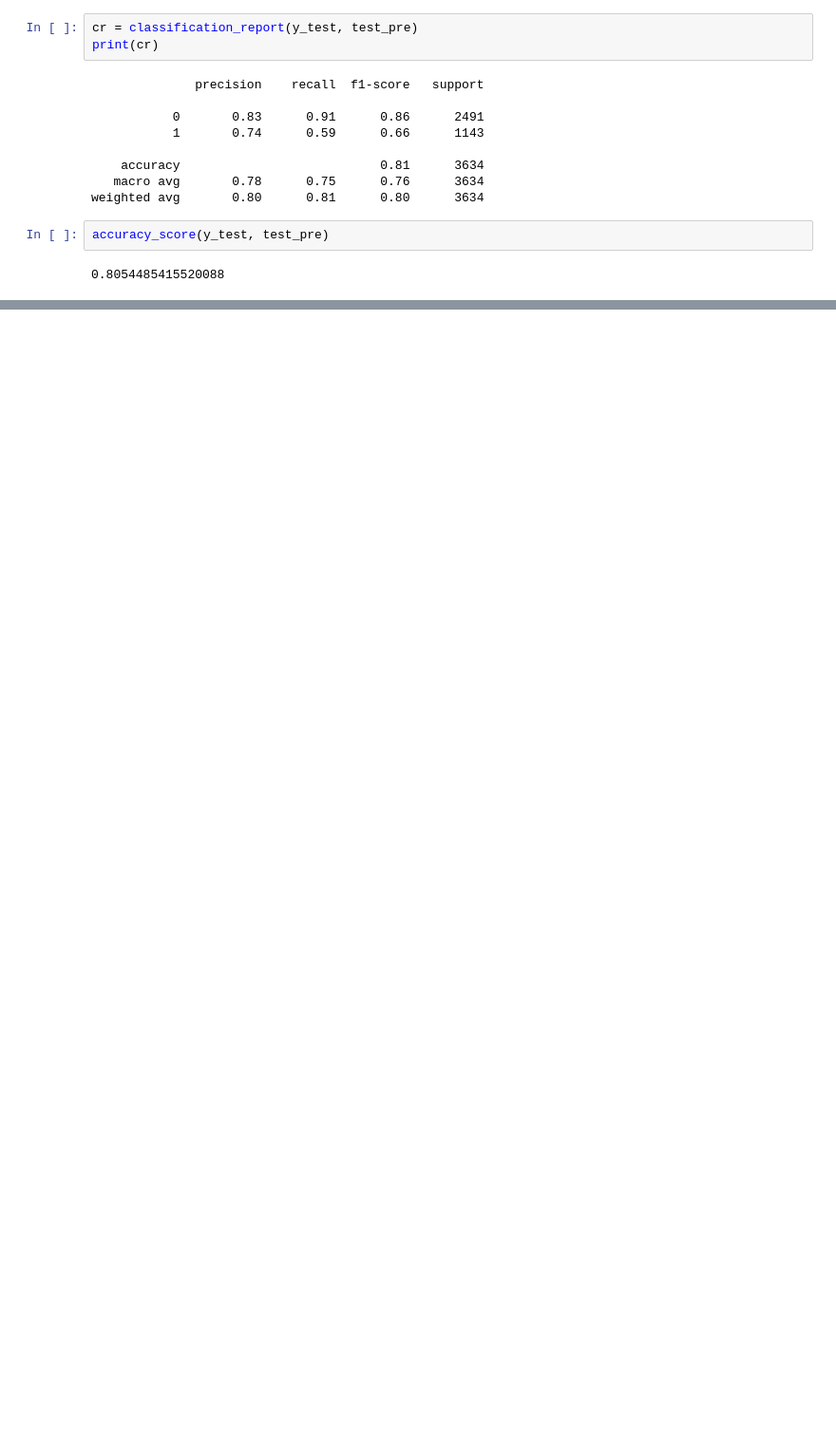
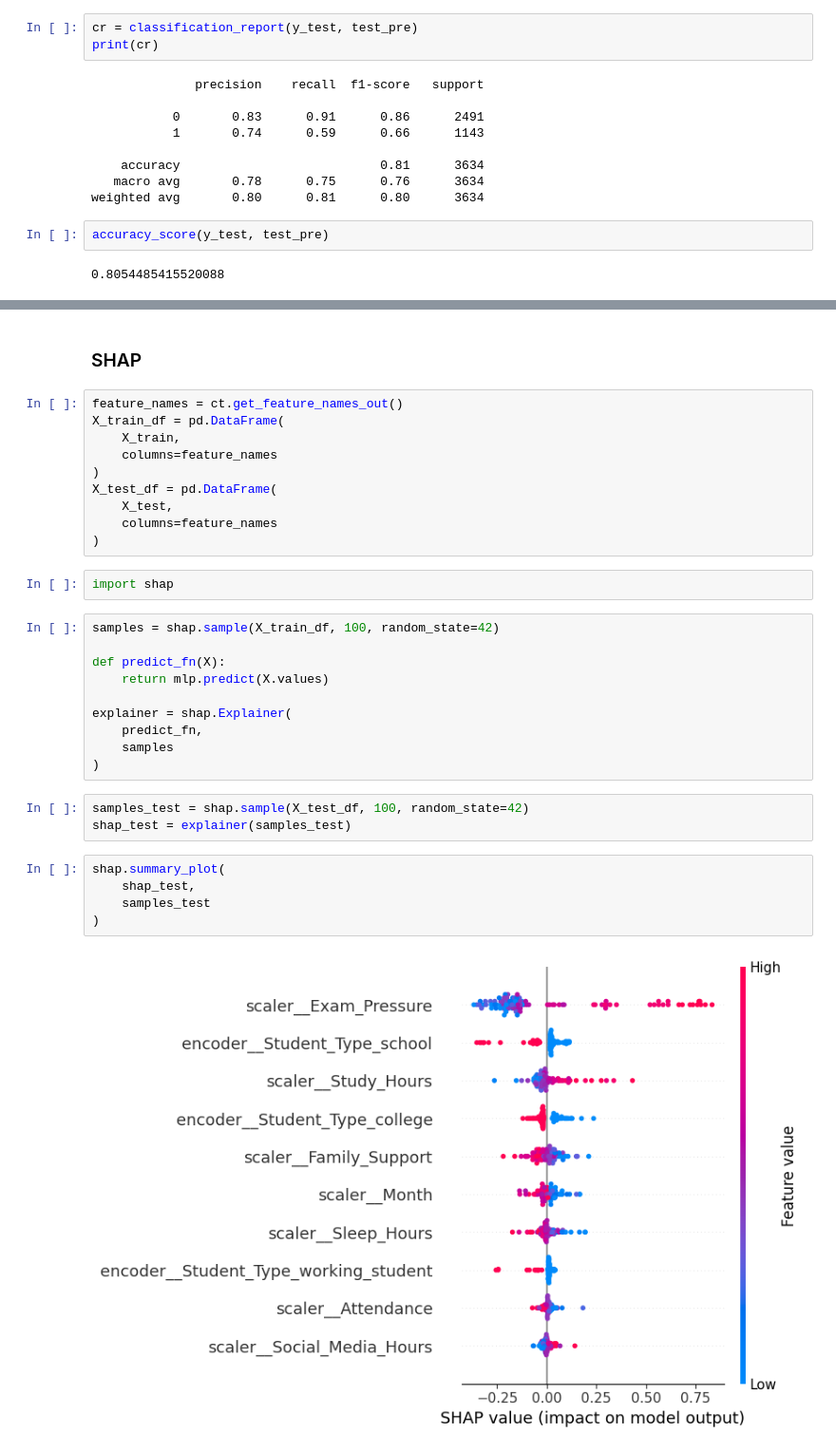
Before and after one commit to arashKhanDeveloper/ML-MLP-Student-Stress-Level, a Jupyter notebook: mlp_project.ipynb, the cells around one changed output, grey strips where cells are left out. Shown at 95% size. Drawn from its saved outputs; the diff is of its cells as text; blank space fills up the shorter version.

Commit message:
Permutation Importance - shap - Pipeline

```diff
--- a/mlp_project.ipynb
+++ b/mlp_project.ipynb
@@ -484,0 +501,34 @@ accuracy_score(y_test, test_pre)
+# %% [markdown]
+<h3>SHAP</h3>
+# %%
+feature_names = ct.get_feature_names_out()
+X_train_df = pd.DataFrame(
+    X_train,
+    columns=feature_names
+)
+X_test_df = pd.DataFrame(
+    X_test,
+    columns=feature_names
+)
+# %%
+import shap
+# %%
+samples = shap.sample(X_train_df, 100, random_state=42)
+
+def predict_fn(X):
+    return mlp.predict(X.values)
+
+explainer = shap.Explainer(
+    predict_fn,
+    samples
+)
+# %%
+samples_test = shap.sample(X_test_df, 100, random_state=42)
+shap_test = explainer(samples_test)
+# %%
+shap.summary_plot(
+    shap_test,
+    samples_test
+)
+# %% [output]
+[figure, added]
```
Also changed, not shown: parts of 7 cells of this notebook, 1 other file.
